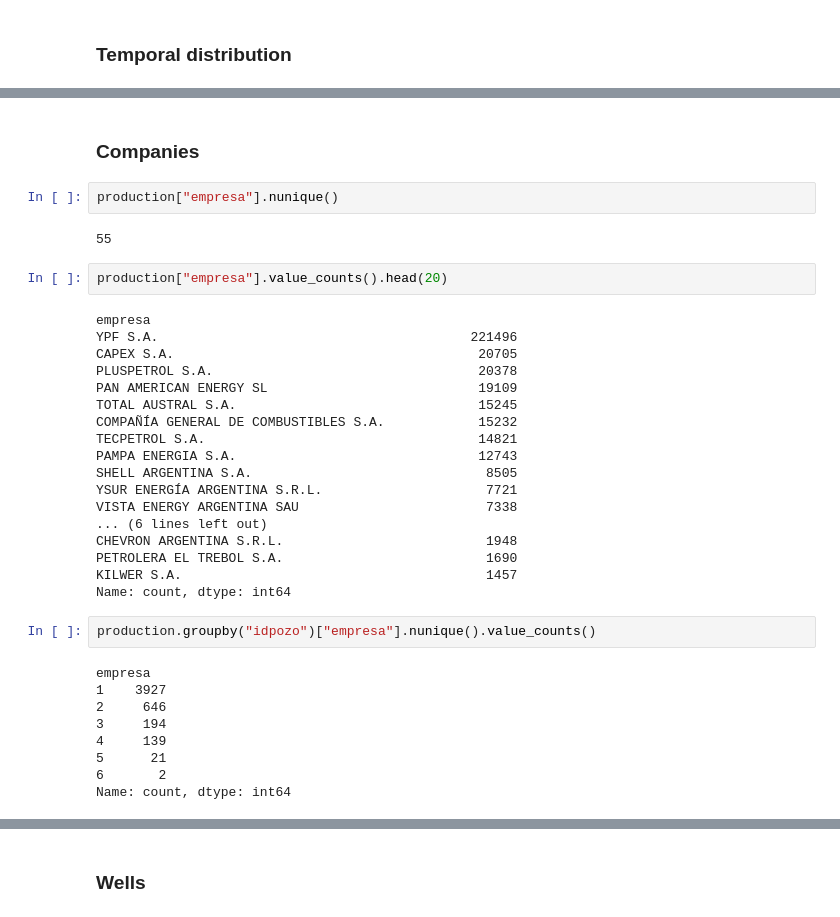
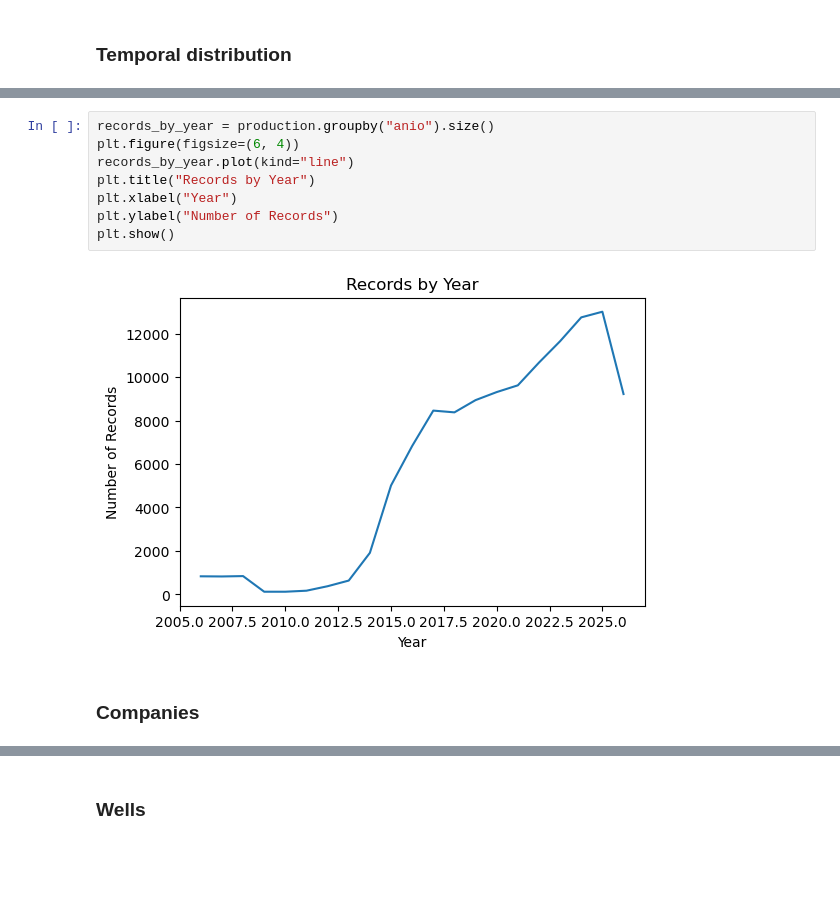
Before and after one commit to Isivaleriano/TP_Ing_Software, a Jupyter notebook: notebooks/01_data_exploration.ipynb, the cells around one changed output, grey strips where cells are left out. Saved outputs shown, nothing was run; the diff lists cells and outputs as text; blank space fills up the shorter version.

Commit message:
adjustments notebook production

```diff
--- a/notebooks/01_data_exploration.ipynb
+++ b/notebooks/01_data_exploration.ipynb
@@ -174,37 +138,12 @@ production.groupby("anio").size().plot()
+# %%
+records_by_year = production.groupby("anio").size()
+plt.figure(figsize=(6, 4))
+records_by_year.plot(kind="line")
+plt.title("Records by Year")
+plt.xlabel("Year")
+plt.ylabel("Number of Records")
+plt.show()
+# %% [output]
+[figure, added]
 # %% [markdown]
 ### Companies
-# %%
-production["empresa"].nunique()
-# %% [output]
-55
-# %%
-production["empresa"].value_counts().head(20)
-# %% [output]
-empresa
-YPF S.A.                                        221496
-CAPEX S.A.                                       20705
-PLUSPETROL S.A.                                  20378
-PAN AMERICAN ENERGY SL                           19109
-TOTAL AUSTRAL S.A.                               15245
-COMPAÑÍA GENERAL DE COMBUSTIBLES S.A.            15232
-TECPETROL S.A.                                   14821
-PAMPA ENERGIA S.A.                               12743
-SHELL ARGENTINA S.A.                              8505
-YSUR ENERGÍA ARGENTINA S.R.L.                     7721
-VISTA ENERGY ARGENTINA SAU                        7338
-... (6 lines left out)
-CHEVRON ARGENTINA S.R.L.                          1948
-PETROLERA EL TREBOL S.A.                          1690
-KILWER S.A.                                       1457
-Name: count, dtype: int64
-# %%
-production.groupby("idpozo")["empresa"].nunique().value_counts()
-# %% [output]
-empresa
-1    3927
-2     646
-3     194
-4     139
-5      21
-6       2
-Name: count, dtype: int64
```
Also changed, not shown: parts of 33 cells of this notebook.
